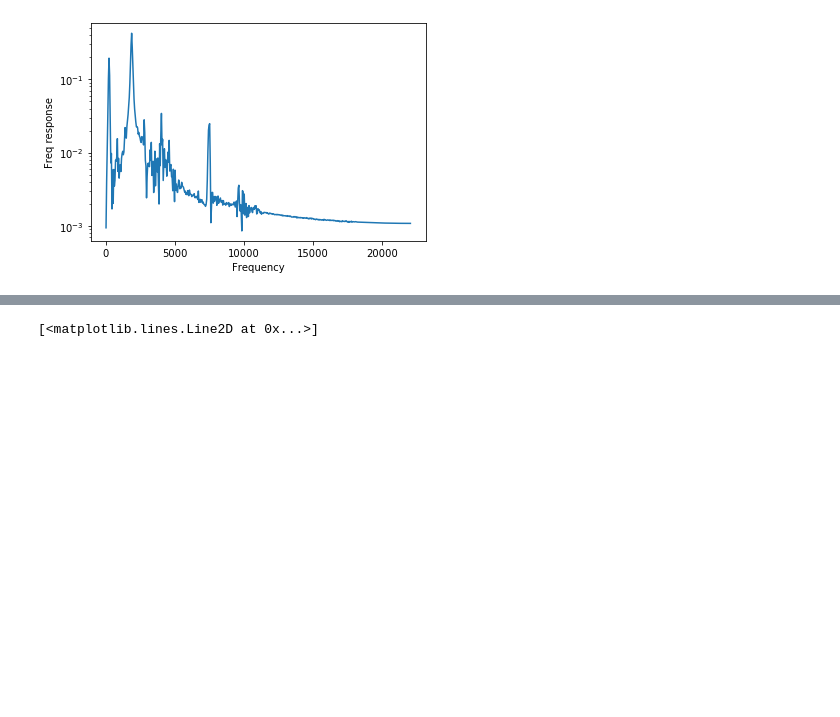
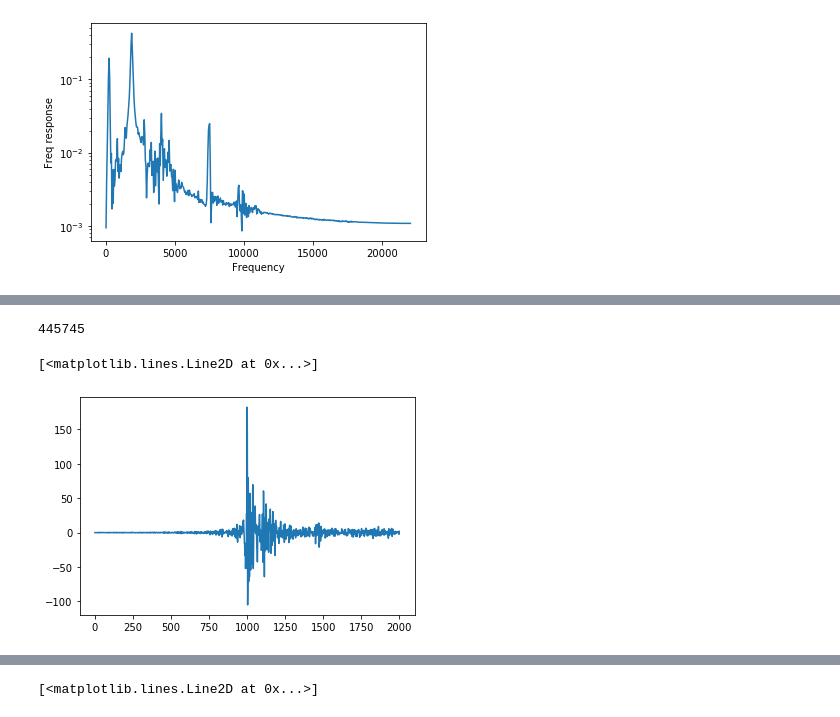
Before and after one commit to JingbiaoMei/Cambridge-Blue-Noise, a Jupyter notebook: Chirps.ipynb, the cells around one changed output, grey strips where cells are left out. Drawn from its saved outputs; the diff is of its cells as text; code cells hidden in the pictures; blank space fills up the shorter version.

```diff
--- a/Chirps.ipynb
+++ b/Chirps.ipynb
@@ -122,0 +120,8 @@ plt.show()
+# %%
+x_t_max = np.argmax(log_conv)
+print(x_t_max)
+plt.plot(log_conv[x_t_max-1000:x_t_max+1000])
+# %% [output]
+445745
+[<matplotlib.lines.Line2D at 0x...>]
+[figure, added]
```
Also changed, not shown: parts of 14 cells of this notebook, 4 other files.
